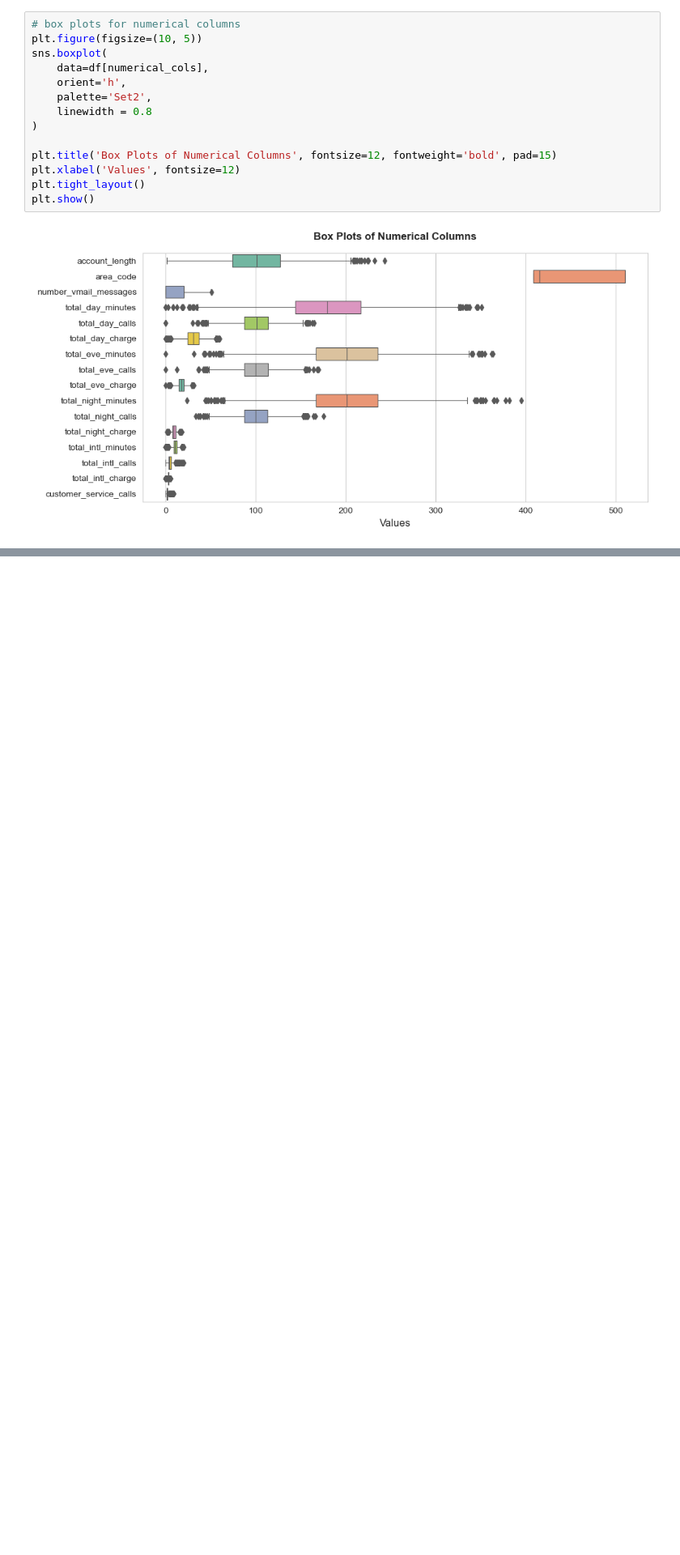
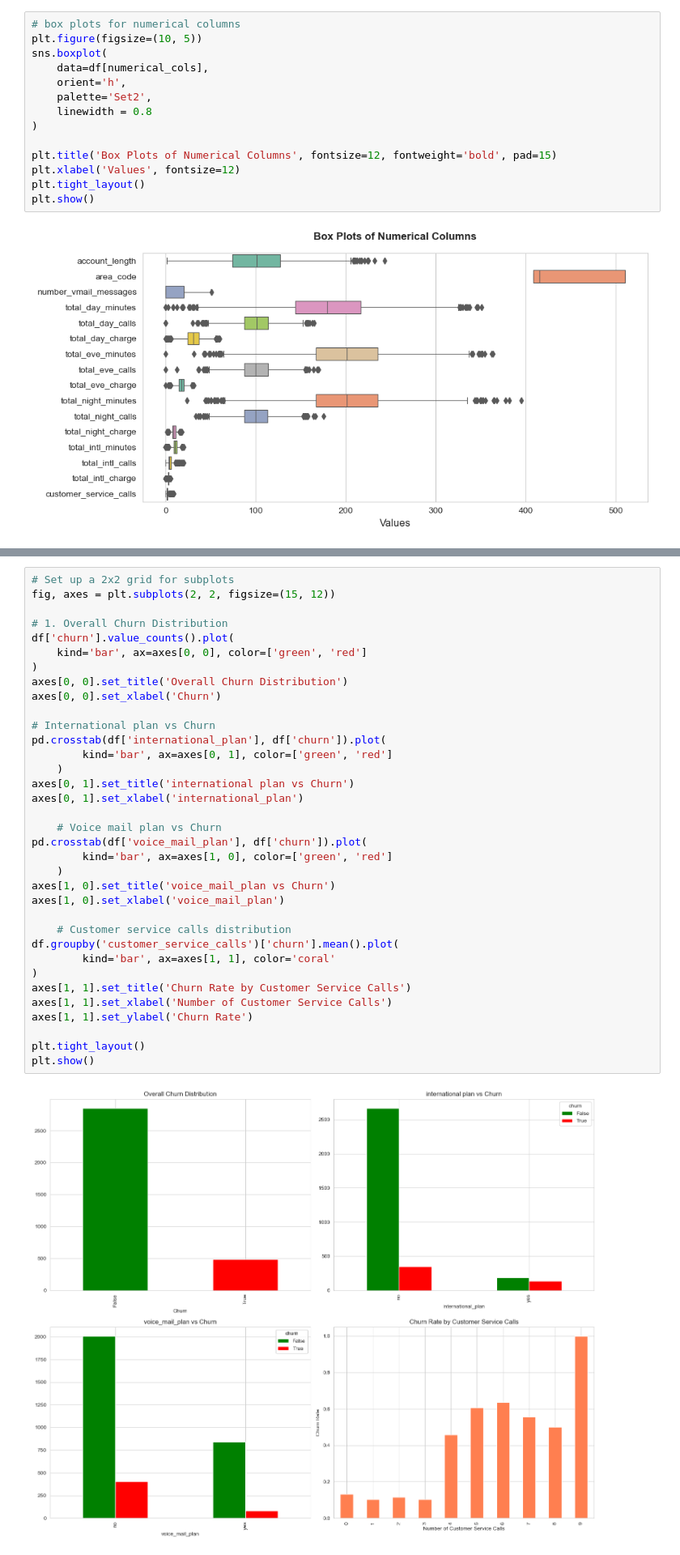
Before and after one commit to Laban-leploote/Telecom-Customer-Churn-Prediction, a Jupyter notebook: analysis.ipynb, the cells around one changed output, grey strips where cells are left out. Shown at 81% size. Cells and saved outputs as stored; diff of their text form; blank space fills up the shorter version.

```diff
--- a/analysis.ipynb
+++ b/analysis.ipynb
@@ -303,0 +368,37 @@ plt.show()
+# %%
+# Set up a 2x2 grid for subplots
+fig, axes = plt.subplots(2, 2, figsize=(15, 12))
+
+# 1. Overall Churn Distribution
+df['churn'].value_counts().plot(
+    kind='bar', ax=axes[0, 0], color=['green', 'red']
+)
+axes[0, 0].set_title('Overall Churn Distribution')
+axes[0, 0].set_xlabel('Churn')
+
+# International plan vs Churn
+pd.crosstab(df['international_plan'], df['churn']).plot(
+        kind='bar', ax=axes[0, 1], color=['green', 'red']
+    )
+axes[0, 1].set_title('international plan vs Churn')
+axes[0, 1].set_xlabel('international_plan')
+
+    # Voice mail plan vs Churn
+pd.crosstab(df['voice_mail_plan'], df['churn']).plot(
+        kind='bar', ax=axes[1, 0], color=['green', 'red']
+    )
+axes[1, 0].set_title('voice_mail_plan vs Churn')
+axes[1, 0].set_xlabel('voice_mail_plan')
+
+    # Customer service calls distribution
+df.groupby('customer_service_calls')['churn'].mean().plot(
+        kind='bar', ax=axes[1, 1], color='coral'
+)
+axes[1, 1].set_title('Churn Rate by Customer Service Calls')
+axes[1, 1].set_xlabel('Number of Customer Service Calls')
+axes[1, 1].set_ylabel('Churn Rate')
+
+plt.tight_layout()
+plt.show()
+# %% [output]
+[figure, added]
```
Also changed, not shown: parts of 13 cells of this notebook, 3 other files.
